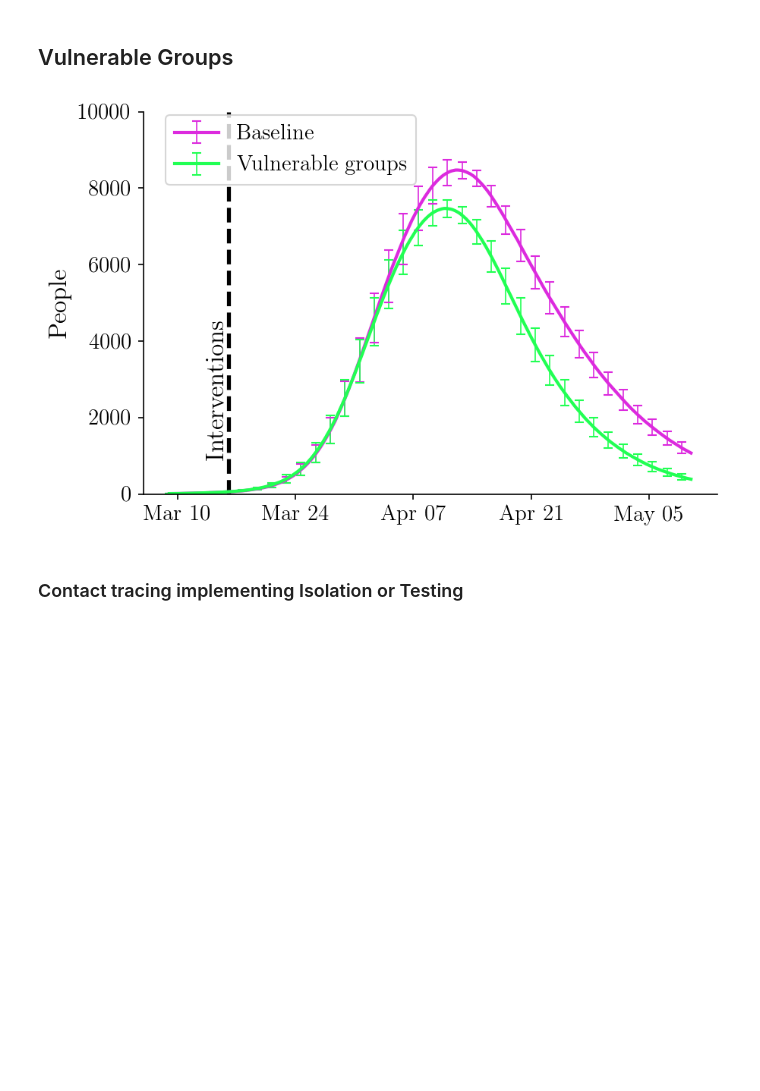
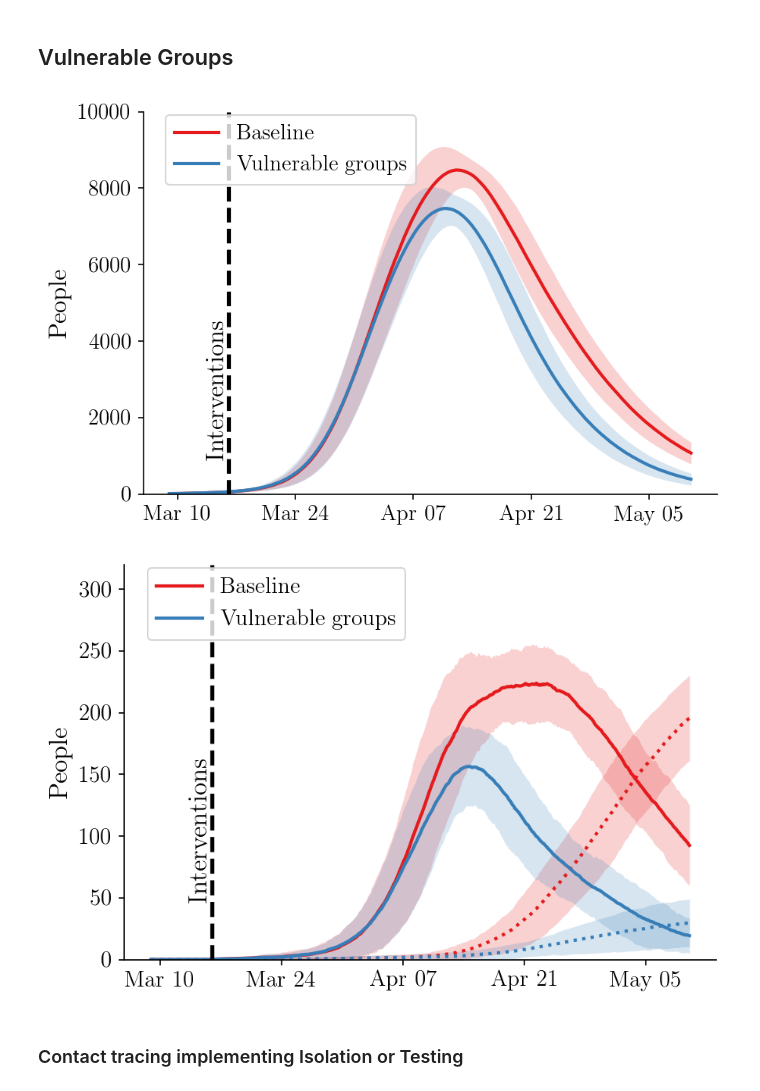
Before and after one commit to covid19-model/simulator, a Jupyter notebook: sim/sim-plot.ipynb, the cells around one changed output. Cells and saved outputs as stored; diff of their text form; code cells hidden in the pictures; blank space fills up the shorter version.

Commit message:
plotting changes

```diff
--- a/sim/sim-plot.ipynb
+++ b/sim/sim-plot.ipynb
@@ -103,9 +205,9 @@ ymax = {
     'CH' : {'TI' : 10000}
 }
 
-# ymax = {
-#     'CH' : {'TI' : 320}
-# }
+ymax_hosp = {
+    'CH' : {'TI' : 320}
+}
 plots = {
     f'vulnerable-groups-{country}-{area}' : [
         Plot(label='Baseline',
@@ -125,47 +227,49 @@ for plot_filename, plots in plots.items():
     paths = get_properties(plots, 'path')
 
     # load simulations
     results = load_summary_list(paths)
     sims = get_properties(results, 'metadata')
     summaries = get_properties(results, 'summary')
 
     # plots
     plotter = Plotter()
 
     start_date = calibration_start_dates[sims[0].country][sims[0].area]
     start_date_lockdown = calibration_lockdown_dates[sims[0].country]['start']
     days_until_lockdown = (pd.to_datetime(start_date_lockdown) - pd.to_datetime(start_date)).days
 
     plotter.compare_total_infections(
         summaries,
         titles=labels,
         filename=plot_filename,
         start_date=start_date,
         figsize=(6,4), acc=500,
         legend_is_left=True,
         lockdown_label_y=1000,
         legendXoffset=0.02,
         legendYoffset=0.02,
         lockdown_at=days_until_lockdown,
         lockdown_label='Interventions',
         ymax=ymax[sims[0].country][sims[0].area],
         errorevery=14)
 
-#     plotter.compare_total_fatalities_and_hospitalizations(
-#         summaries,
-#         titles=labels,
-#         filename=plot_filename+ '-hosp',
-#         start_date=start_date,
-#         figsize=(6,4), acc=500,
-# #         legendXoffset=0.02,
-# #         legendYoffset=0.02,
-#         lockdown_at=days_until_lockdown,
-#         lockdown_label_y=50,
-#         lockdown_label='Interventions',
-#         ymax=ymax[sims[0].country][sims[0].area],
-#         errorevery=14)
+    plotter.compare_total_fatalities_and_hospitalizations(
+        summaries,
+        titles=labels,
+        filename=plot_filename+ '-hosp',
+        start_date=start_date,
+        figsize=(6,4), acc=500,
+        legendXoffset=0.02,
+        legendYoffset=0.02,
+        legend_is_left=True,
+        lockdown_at=days_until_lockdown,
+        lockdown_label_y=50,
+        lockdown_label='Interventions',
+        ymax=ymax_hosp[sims[0].country][sims[0].area],
+        errorevery=14)
 # %% [output]
-[figure, old version]
+[figure, new version]
+[figure, added]
 # %% [markdown]
 ### Contact tracing implementing Isolation or Testing
 # %%
```
Also changed, not shown: parts of 6 cells of this notebook, 1 other file.
